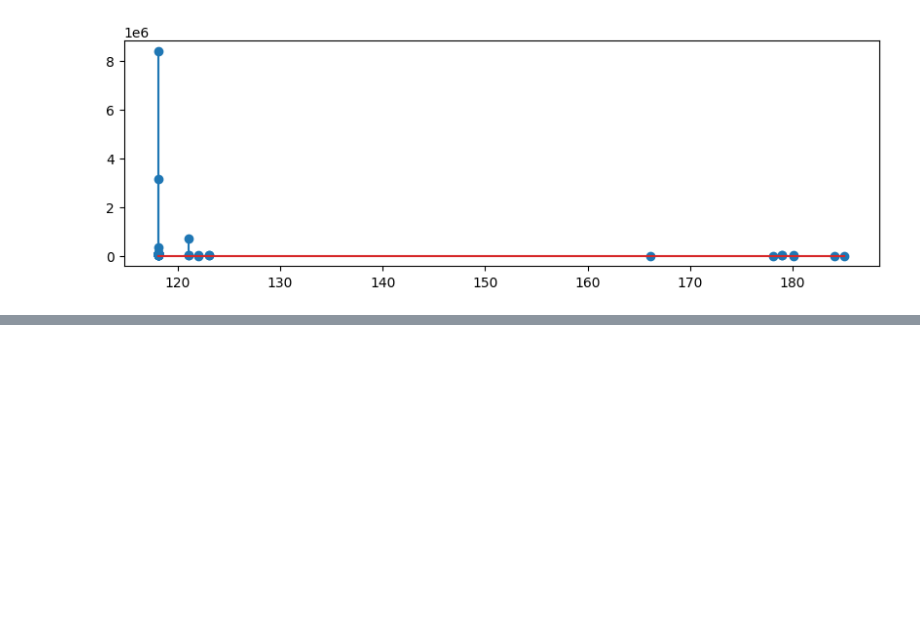
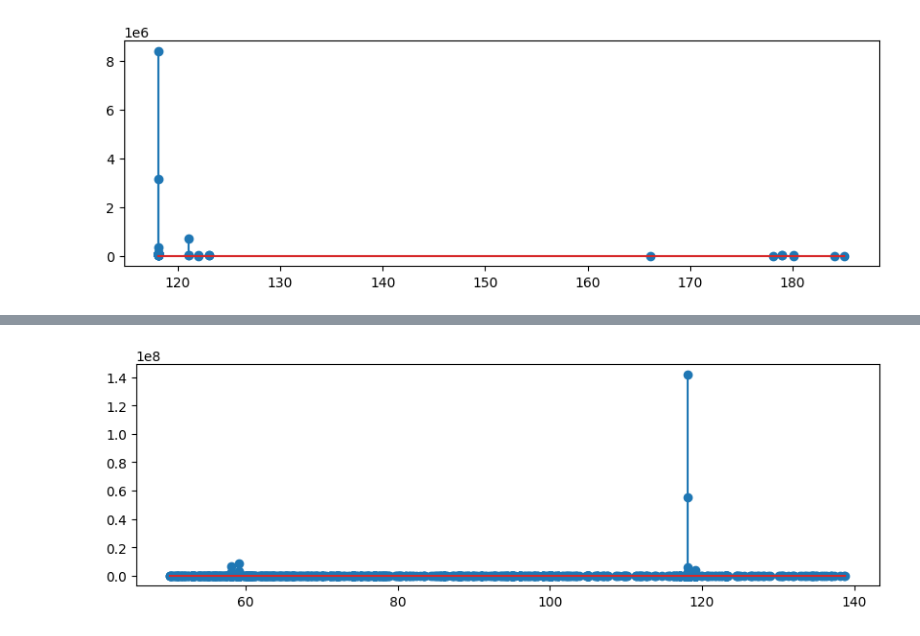
Before and after one commit to wkumler/mzsql, a Jupyter notebook: demo_notebooks/MS2_all.ipynb, the cells around one changed output, grey strips where cells are left out. Saved outputs shown, nothing was run; the diff lists cells and outputs as text; code cells hidden in the pictures; blank space fills up the shorter version.

```diff
--- a/demo_notebooks/MS2_all.ipynb
+++ b/demo_notebooks/MS2_all.ipynb
@@ -358,0 +394,28 @@ plt.show()
+# %%
+def get_MS2premz_mzdb(mzdb_file, precursor_mz, ppm_acc):
+    connection = sqlite3.connect(mzdb_file)
+    mzmin, mzmax = pmppm(precursor_mz, ppm_acc)
+    spec_bb_query = "SELECT bb_first_spectrum_id, precursor_list FROM spectrum WHERE ms_level = 2"
+    spectrum_metadata = pd.read_sql(spec_bb_query, connection)
+    premz_vals = np.array([parse_mzDB_premz_string(x) for x in spectrum_metadata["precursor_list"]])
+    chosen_scans = spectrum_metadata[(mzmin < premz_vals) & (premz_vals < mzmax)].astype("str")
+
+    bb_query = """
+    SELECT first_spectrum_id, data
+    FROM bounding_box
+    WHERE first_spectrum_id IN ({})
+    """.format(','.join(chosen_scans["bb_first_spectrum_id"]))
+
+    bb_dataframe = pd.read_sql(bb_query, connection)
+    unpacked_bb_list = [unpack_raw_bb(bb_data) for bb_data in bb_dataframe["data"]]
+    bb_spec = pd.concat(unpacked_bb_list)
+    bb_spec.columns = ["fragmz", "int", "scan_id"]
+
+    connection.close()
+    return(bb_spec)
+
+spectrum_data = get_MS2premz_mzdb(mzdb_file, precursor_mz, ppm_acc)
+plt.stem(spectrum_data["fragmz"], spectrum_data["int"])
+plt.show()
+# %% [output]
+[figure, added]
```
Also changed, not shown: parts of 8 cells of this notebook, 1 other file.
